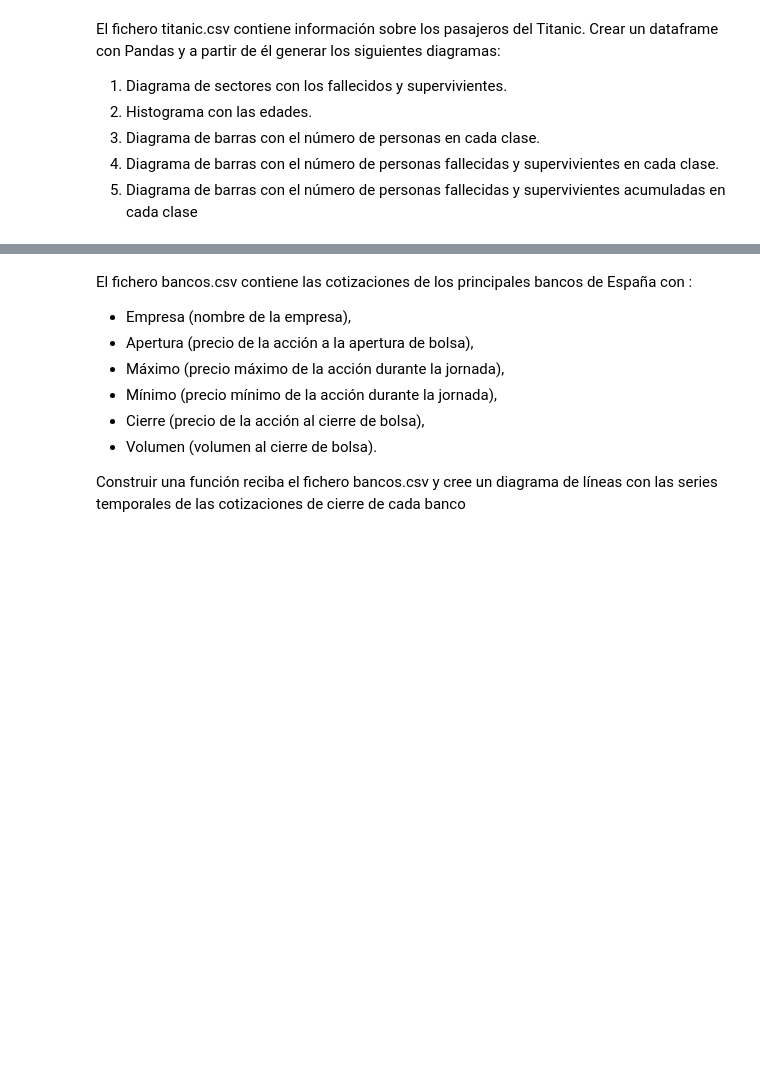
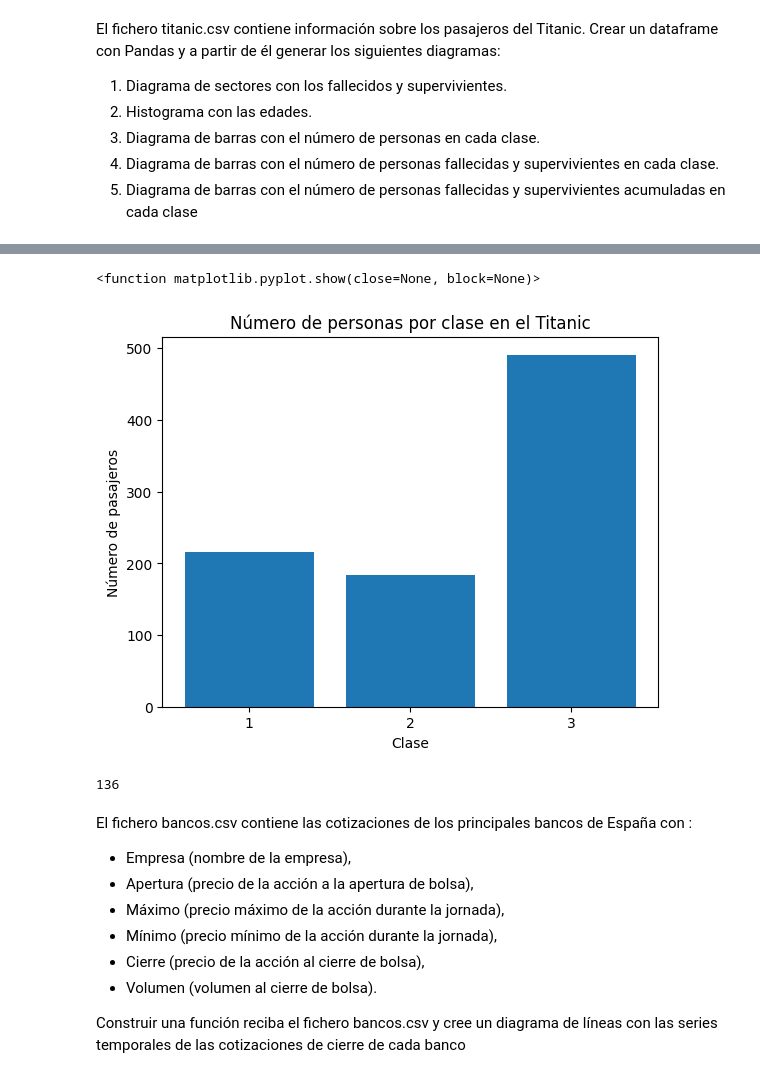
Before and after one commit to Alberto-1985/CEDAPY_25_26, a Jupyter notebook: ANALISIS_DATOS_PYTHON/NOTEBOOKS/EJERCICIOS/5101_EJERCICIO-5_Gráficos_Matplotlib.ipynb, the cells around one changed output, grey strips where cells are left out. Cells and saved outputs as stored; diff of their text form; code cells hidden in the pictures; blank space fills up the shorter version.

```diff
--- a/ANALISIS_DATOS_PYTHON/NOTEBOOKS/EJERCICIOS/5101_EJERCICIO-5_Gráficos_Matplotlib.ipynb
+++ b/ANALISIS_DATOS_PYTHON/NOTEBOOKS/EJERCICIOS/5101_EJERCICIO-5_Gráficos_Matplotlib.ipynb
@@ -23,3 +60,20 @@ dtype: int64
+# %%
+personas_clase = df['Pclass'].value_counts().sort_index()
+
+fig, ax = plt.subplots()
+ax.bar(personas_clase.index.astype(str), personas_clase.values)
+ax.set_xlabel('Clase')
+ax.set_ylabel('Número de pasajeros')
+ax.set_title('Número de personas por clase en el Titanic')
+plt.show
+# %% [output]
+<function matplotlib.pyplot.show(close=None, block=None)>
+[figure, added]
+# %%
+clas1_1 = df.loc[(df['Survived']==1) & (df['Pclass']==1)].shape[0]
+print(clas1_1)
+# %% [output]
+136
 # %% [markdown]
 El fichero bancos.csv contiene las cotizaciones de los principales bancos de España con :
 - Empresa (nombre de la empresa),
```
Also changed, not shown: parts of 4 cells of this notebook, 2 other files.
